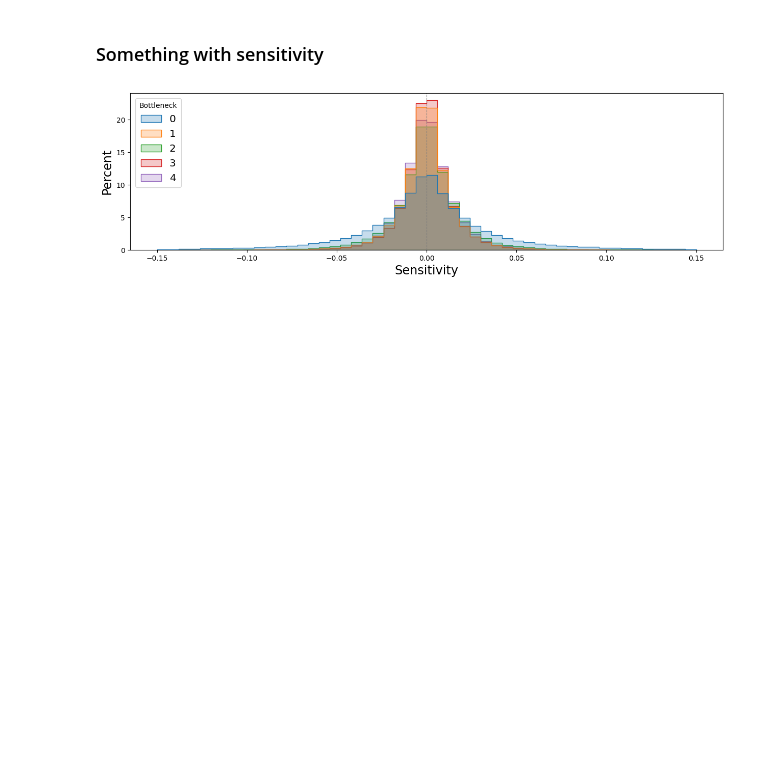
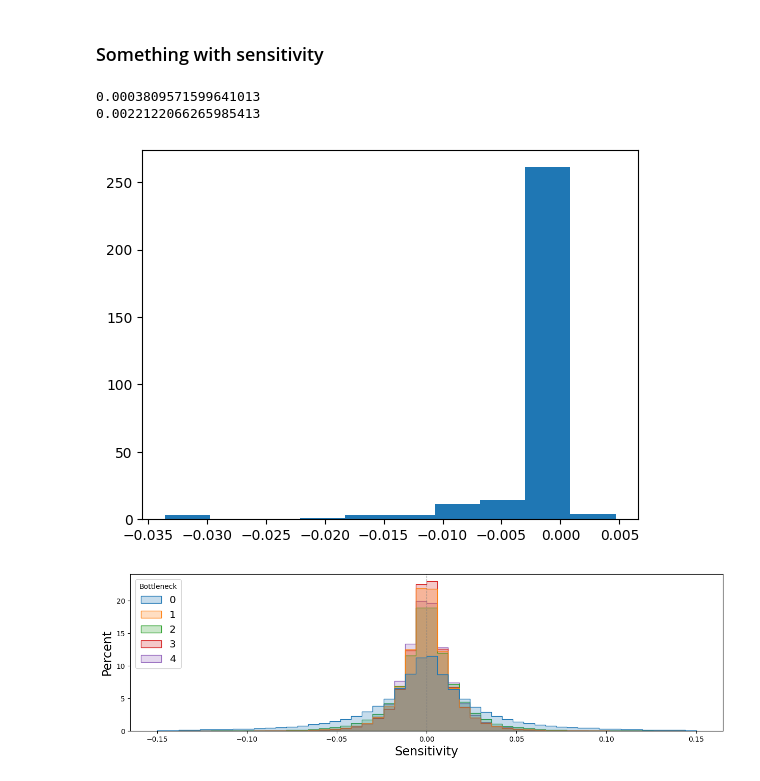
Before and after one commit to gaunby/master_project, a Jupyter notebook: notebooks/tcav_plot.ipynb, the cells around one changed output. Saved outputs shown, nothing was run; the diff lists cells and outputs as text; code cells hidden in the pictures; blank space fills up the shorter version.

```diff
--- a/notebooks/tcav_plot.ipynb
+++ b/notebooks/tcav_plot.ipynb
@@ -43,10 +57,18 @@ Now overwritting and saving figure
 # %%
 PATH = '/work3/s174498/nlp_tcav_results/'
 
-with open(PATH+'positive_woman_layer_0_11_sensitivities.pkl','rb') as handle:
+with open(PATH+'positive_gender_layer_dropout_0_11_probs.pkl','rb') as handle:
     data = pickle.load(handle)
 random = data['positive']['random']
 data = data['positive']['woman']
+# %%
+plt.hist(random['roberta.encoder.layer.1.output.dropout']['sensitivities'][0])
+print(np.mean(random['roberta.encoder.layer.1.output.dropout']['sensitivities'][100]))
+print(np.std(random['roberta.encoder.layer.1.output.dropout']['sensitivities'][100]))
+# %% [output]
+0.0003809571599641013
+0.0022122066265985413
+[figure, added]
 # %%
 df_random = pd.DataFrame(columns = ['Sensitivity','Bottleneck'])
 for nr, bottleneck in enumerate(random):
```
Also changed, not shown: parts of 3 cells of this notebook, 2 other files.
